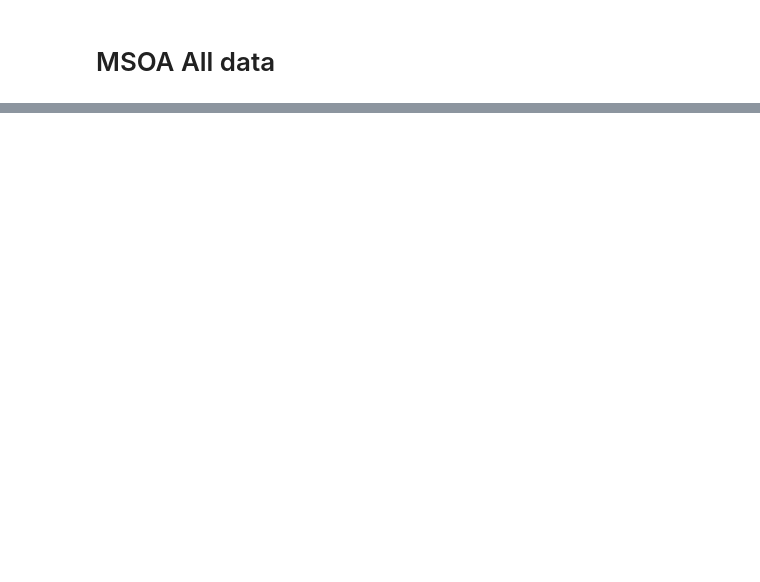
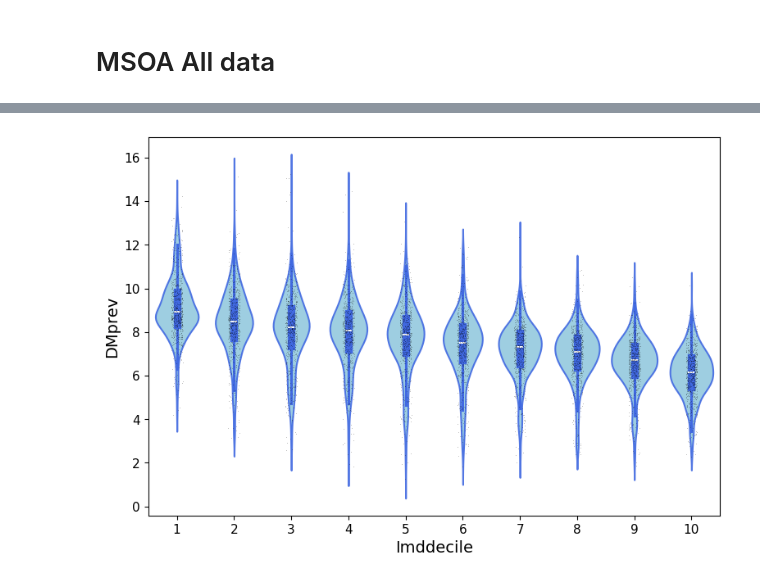
Before and after one commit to ShengAric92/CASA0010-Dissertation, a Jupyter notebook: main_code/main_datageoplot.ipynb, the cells around one changed output, grey strips where cells are left out. Cells and saved outputs as stored; diff of their text form; code cells hidden in the pictures; blank space fills up the shorter version.

```diff
--- a/main_code/main_datageoplot.ipynb
+++ b/main_code/main_datageoplot.ipynb
@@ -306,0 +267,18 @@ plt.show()
+# %%
+import pandas as pd
+import seaborn as sns
+import matplotlib.pyplot as plt
+
+# plot the violin plot for Imddecile and DM prevalence
+plt.figure(figsize=(9, 6))
+sns.violinplot(x='Imddecile', y='DMprev', data=Varshpregion,
+               alpha=0.9, inner='box', color='skyblue', linewidth=1.5, edgecolor='royalblue')
+sns.stripplot(x="Imddecile", y="DMprev", data=Varshpregion, color='black', size=0.35, jitter=True, alpha=0.7)
+
+plt.xlabel('Imddecile', fontsize=14)
+plt.ylabel('DMprev', fontsize=14)
+plt.xticks(fontsize=11)
+plt.yticks(fontsize=11)
+plt.show()
+# %% [output]
+[figure, added]
```
Also changed, not shown: parts of 14 cells of this notebook, 10 other files.
